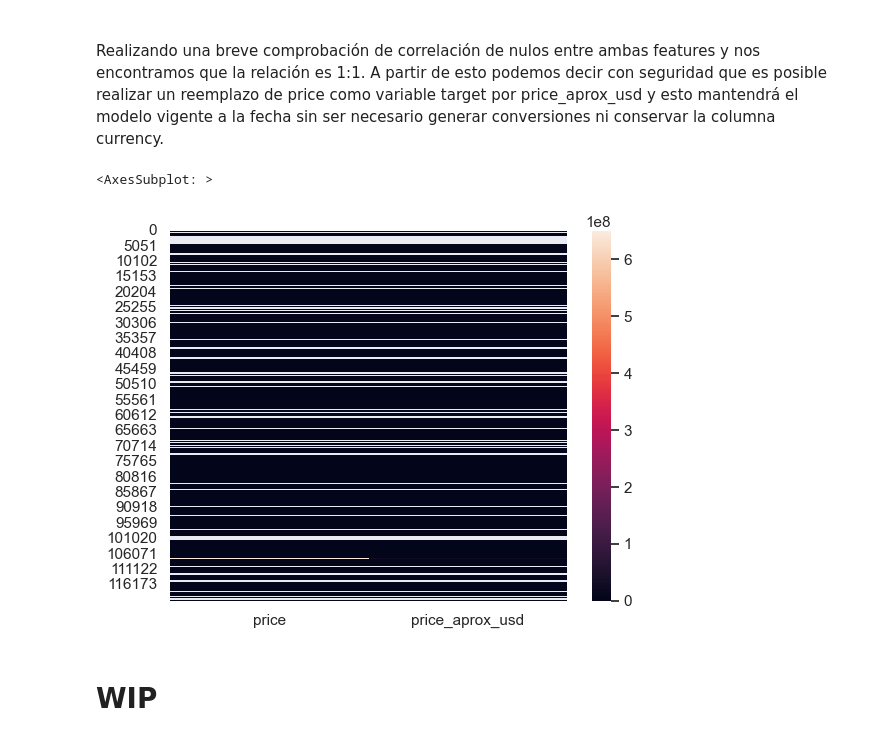
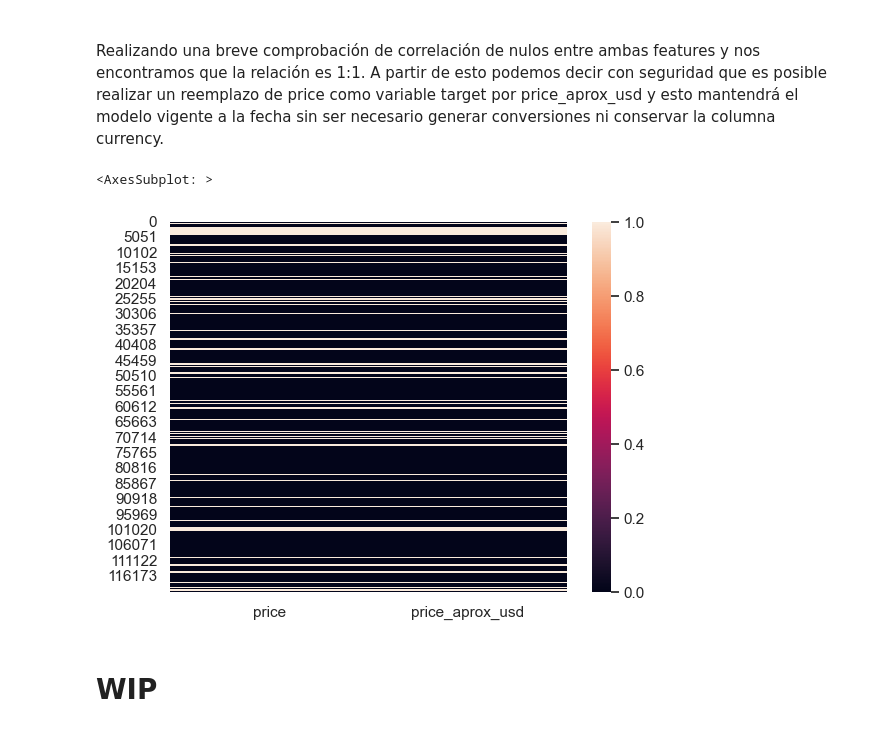
Before and after one commit to FabrizioV97/DHDS-TP1, a Jupyter notebook: Trabajo.ipynb, the cells around one changed output. Drawn from its saved outputs; the diff is of its cells as text; code cells hidden in the pictures.

```diff
--- a/Trabajo.ipynb
+++ b/Trabajo.ipynb
@@ -413,10 +417,10 @@ compare_currency_rates(2018, 1, 1)
 <br> Realizando una breve comprobación de correlación de nulos entre ambas features y nos encontramos que la relación es 1:1. A partir de esto podemos decir con seguridad que es posible realizar un reemplazo de price como variable target por price_aprox_usd y esto mantendrá el modelo vigente a la fecha sin ser necesario generar conversiones ni conservar la columna currency.
 <br>
 # %%
-sn.heatmap(df[['price', 'price_aprox_usd']])
+sn.heatmap(df[['price', 'price_aprox_usd']].isnull())
 # %% [output]
 <AxesSubplot: >
-[figure, old version]
+[figure, new version]
 # %%
 # Dropeamos las columnas mencionadas
 df.drop(['price', 'currency'], axis=1, inplace=True)
```
Also changed, not shown: parts of 4 cells of this notebook.
